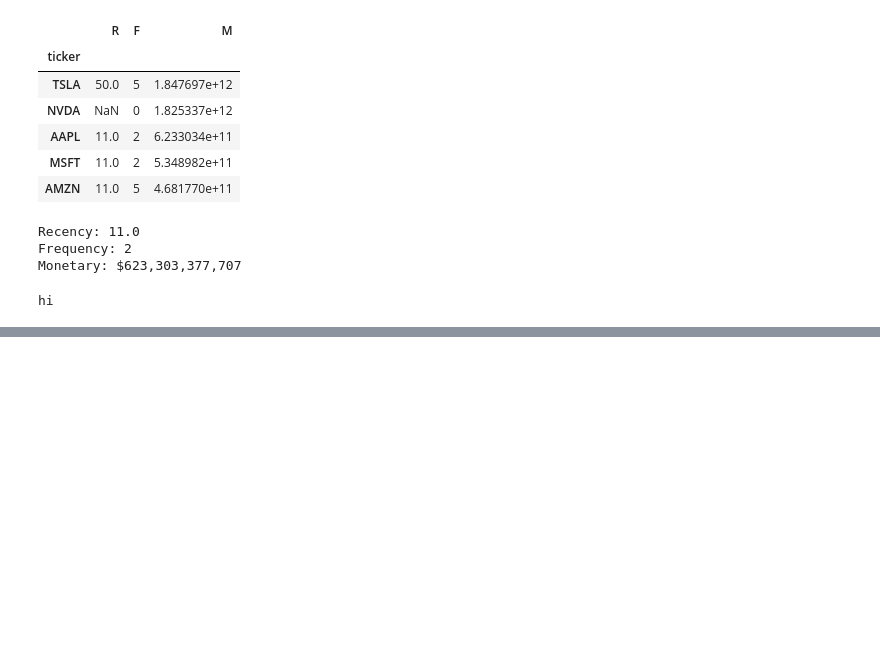
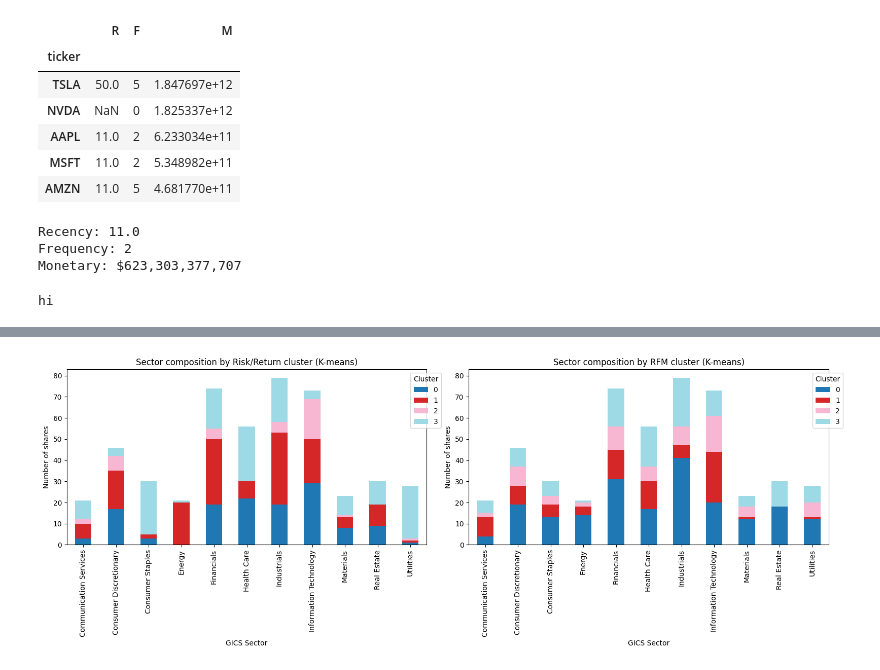
Before and after one commit to SharuIIT/6BUIS017W-sp500-rfm-segmentation_w2149468, a Jupyter notebook: 6BUIS017W__w2149468.ipynb, the cells around one changed output, grey strips where cells are left out. Cells and saved outputs as stored; diff of their text form; code cells hidden in the pictures; blank space fills up the shorter version.

```diff
--- a/6BUIS017W__w2149468.ipynb
+++ b/6BUIS017W__w2149468.ipynb
@@ -361,0 +643,12 @@ hi
+# %%
+# sp500 table (from 1.1) already has GICS Sector info
+sector_lookup = sp500[["Symbol", "GICS Sector"]].copy()
+sector_lookup["Symbol"] = sector_lookup["Symbol"].str.replace('.', '-', regex=False)
+sector_lookup = sector_lookup.set_index("Symbol")
+
+# Merge sector into both labeled dataframes
+risk_return_df_labeled = risk_return_df_labeled.join(sector_lookup, how="left")
+rfm_complete_labeled = rfm_complete_labeled.join(sector_lookup, how="left")
+
+print("Missing sector matches (risk/return):", risk_return_df_labeled["GICS Sector"].isna().sum())
+print("Missing sector matches (RFM):", rfm_complete_labeled["GICS Sector"].isna().sum())
@@ -361,0 +658,8 @@ hi
+# %%
+sector_by_cluster_rr = pd.crosstab(risk_return_df_labeled["km_cluster"], risk_return_df_labeled["GICS Sector"])
+print("=== Sector composition — Risk/Return clusters ===")
+print(sector_by_cluster_rr)
+
+sector_by_cluster_rfm = pd.crosstab(rfm_complete_labeled["km_cluster"], rfm_complete_labeled["GICS Sector"])
+print("\n=== Sector composition — RFM clusters ===")
+print(sector_by_cluster_rfm)
@@ -361,0 +684,20 @@ hi
+# %%
+fig, axes = plt.subplots(1, 2, figsize=(16, 6))
+
+sector_by_cluster_rr.T.plot(kind="bar", stacked=True, ax=axes[0], colormap="tab20")
+axes[0].set_title("Sector composition by Risk/Return cluster (K-means)")
+axes[0].set_xlabel("GICS Sector")
+axes[0].set_ylabel("Number of shares")
+axes[0].legend(title="Cluster", bbox_to_anchor=(1.05, 1))
+
+sector_by_cluster_rfm.T.plot(kind="bar", stacked=True, ax=axes[1], colormap="tab20")
+axes[1].set_title("Sector composition by RFM cluster (K-means)")
+axes[1].set_xlabel("GICS Sector")
+axes[1].set_ylabel("Number of shares")
+axes[1].legend(title="Cluster", bbox_to_anchor=(1.05, 1))
+
+plt.tight_layout()
+plt.savefig("sector_composition_by_cluster.png", dpi=150)
+plt.show()
+# %% [output]
+[figure, added]
```
Also changed, not shown: parts of 30 cells of this notebook, 12 other files.
